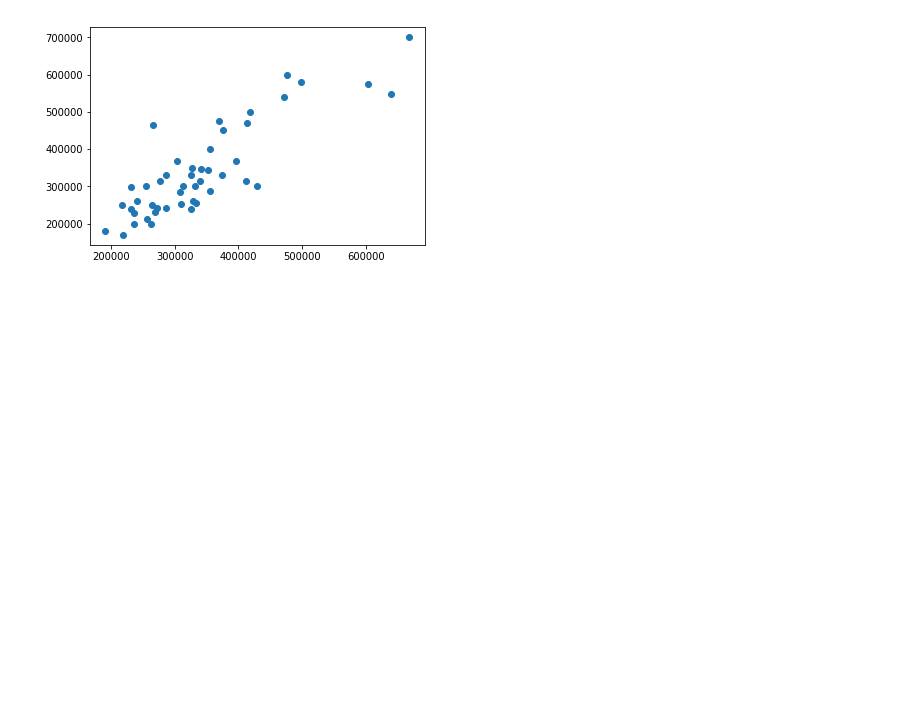
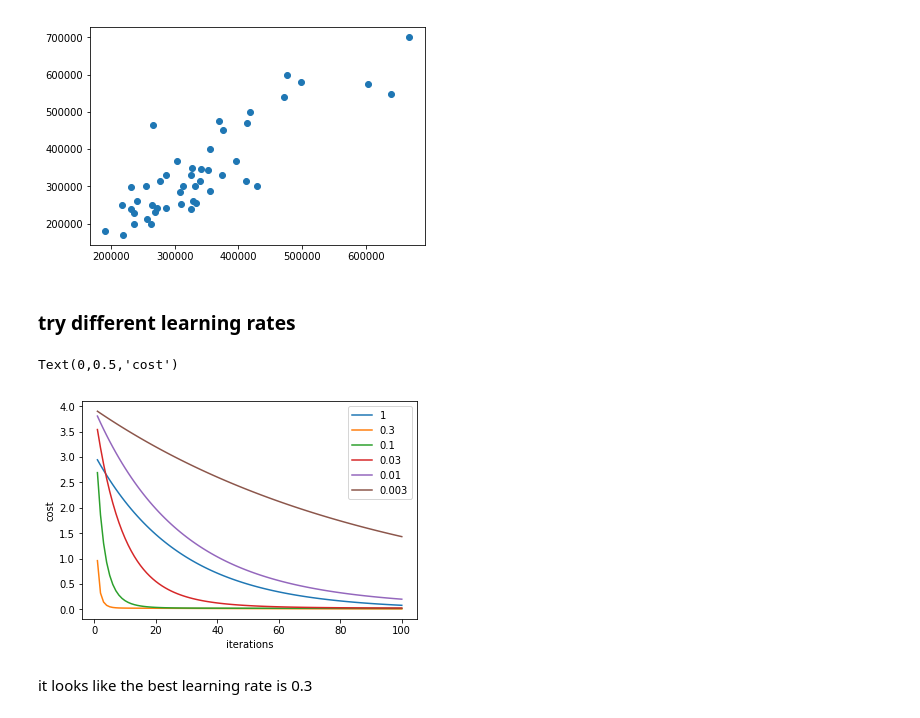
Before and after one commit to ncernek/machine_learning_ng, a Jupyter notebook: machine-learning-ex1/ex1/ex1_multilinear_regression.ipynb, the cells around one changed output. Drawn from its saved outputs; the diff is of its cells as text; code cells hidden in the pictures; blank space fills up the shorter version.

```diff
--- a/machine-learning-ex1/ex1/ex1_multilinear_regression.ipynb
+++ b/machine-learning-ex1/ex1/ex1_multilinear_regression.ipynb
@@ -131,7 +131,10 @@ def gradientDescent(theta, iterations, alpha, X, y):
 
     m = len(y)
 
-    j_history = []
+    j_history = pd.DataFrame(columns=[
+        'theta',
+        'j'
+    ])
 
     if not isinstance(X, pd.DataFrame):
         X = X.to_frame()
@@ -158,7 +161,12 @@ def gradientDescent(theta, iterations, alpha, X, y):
 
 
         # record cost at this step
-        j_history.append((np.round_(temp_theta, 3), cost(temp_theta, X, y),))
+        j_history = j_history.append({
+            'theta': np.round_(temp_theta, 3),
+            'j': cost(temp_theta, X, y)
+        },
+            ignore_index=True
+        )
 
         # copy new thetas to be used for next step
         theta = temp_theta.copy()
@@ -307,3 +315,32 @@ plt.scatter(
 # %% [output]
 <matplotlib.collections.PathCollection at 0x...>
 [figure]
+# %% [markdown]
+### try different learning rates
+# %%
+alphas = [
+    1,
+    .3,
+    .1,
+    .03,
+    .01,
+    .003
+]
+
+iterations = 100
+
+for a in alphas:
+    plt.plot(
+        np.linspace(1, iterations, 100),
+        gradientDescent([22, 1e-10, 10], iterations, a, test_X, test_y)[1]['j'],
+        label=str(a)
+    )
+
+plt.legend()
+plt.xlabel('iterations')
+plt.ylabel('cost')
+# %% [output]
+Text(0,0.5,'cost')
+[figure, added]
+# %% [markdown]
+it looks like the best learning rate is 0.3
```
Also changed, not shown: parts of 5 cells of this notebook.
